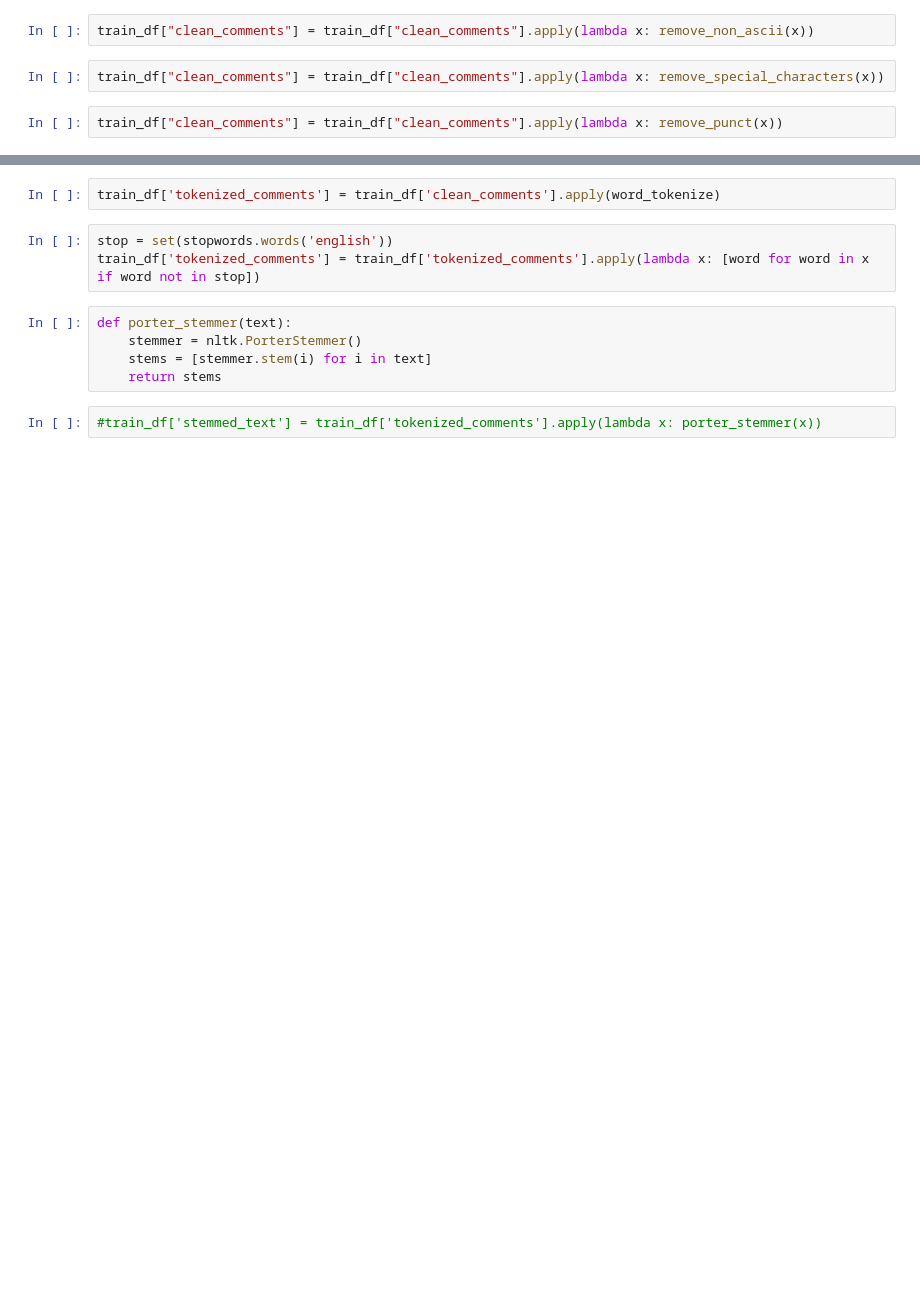
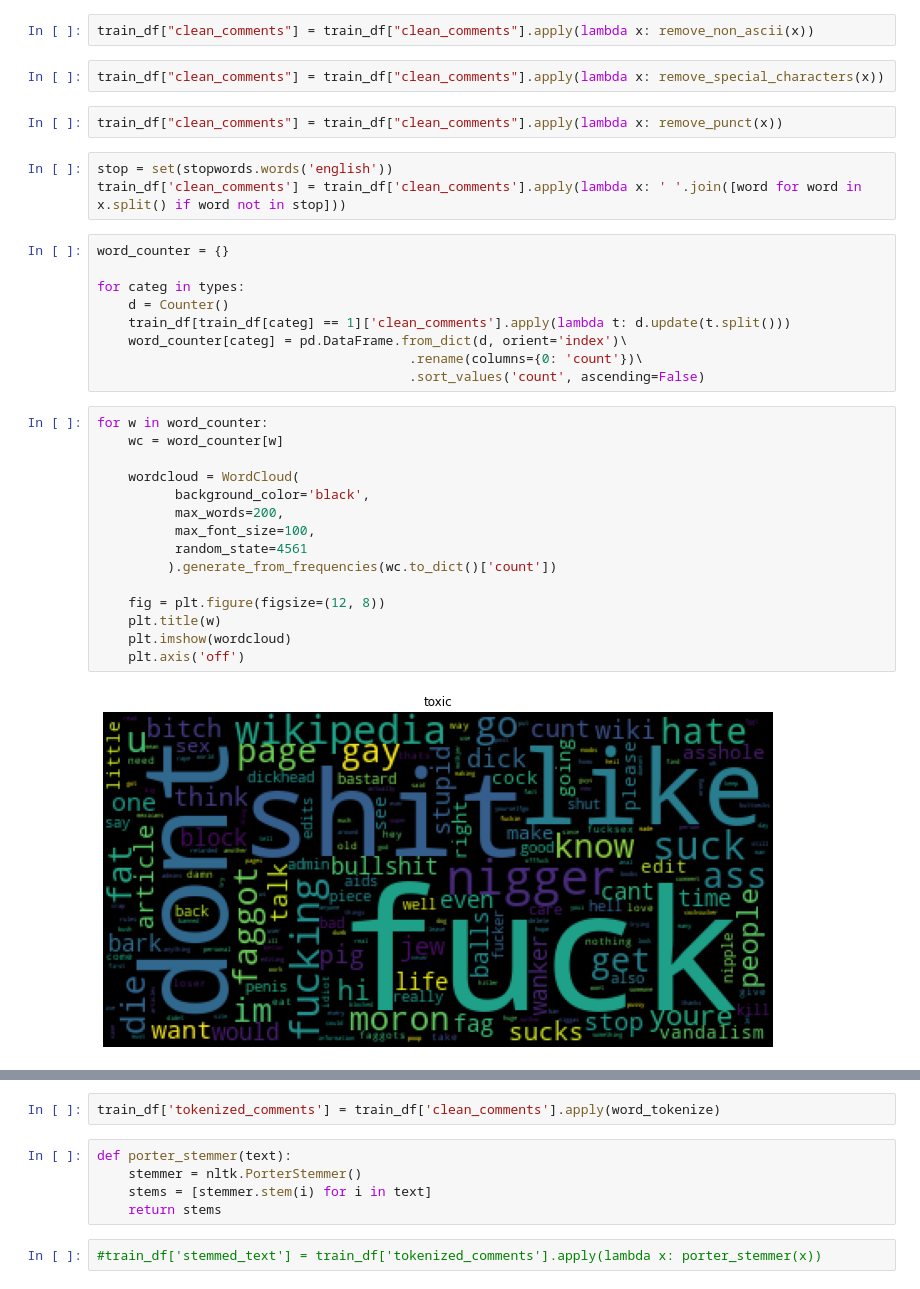
Before and after one commit to lbenbaccar/Toxic-Comment-Classification-Challenge, a Jupyter notebook: Toxic comments classification.ipynb, the cells around one changed output, grey strips where cells are left out. Cells and saved outputs as stored; diff of their text form; blank space fills up the shorter version.

```diff
--- a/Toxic comments classification.ipynb
+++ b/Toxic comments classification.ipynb
@@ -135,3 +210,32 @@ train_df["clean_comments"] = train_df["clean_comments"].apply(lambda x: remove_n
 train_df["clean_comments"] = train_df["clean_comments"].apply(lambda x: remove_special_characters(x))
 # %%
 train_df["clean_comments"] = train_df["clean_comments"].apply(lambda x: remove_punct(x))
+# %%
+stop = set(stopwords.words('english'))
+train_df['clean_comments'] = train_df['clean_comments'].apply(lambda x: ' '.join([word for word in x.split() if word not in stop]))
+# %%
+word_counter = {}
+
+for categ in types:
+    d = Counter()
+    train_df[train_df[categ] == 1]['clean_comments'].apply(lambda t: d.update(t.split()))
+    word_counter[categ] = pd.DataFrame.from_dict(d, orient='index')\
+                                        .rename(columns={0: 'count'})\
+                                        .sort_values('count', ascending=False)
+# %%
+for w in word_counter:
+    wc = word_counter[w]
+
+    wordcloud = WordCloud(
+          background_color='black',
+          max_words=200,
+          max_font_size=100,
+          random_state=4561
+         ).generate_from_frequencies(wc.to_dict()['count'])
+
+    fig = plt.figure(figsize=(12, 8))
+    plt.title(w)
+    plt.imshow(wordcloud)
+    plt.axis('off')
+# %% [output]
+[figure, added]
@@ -138,8 +247,5 @@ train_df["clean_comments"] = train_df["clean_comments"].apply(lambda x: remove_p
 # %%
 train_df['tokenized_comments'] = train_df['clean_comments'].apply(word_tokenize)
-# %%
-stop = set(stopwords.words('english'))
-train_df['tokenized_comments'] = train_df['tokenized_comments'].apply(lambda x: [word for word in x if word not in stop])
 # %%
 def porter_stemmer(text):
     stemmer = nltk.PorterStemmer()
```
Also changed, not shown: parts of 10 cells of this notebook.
